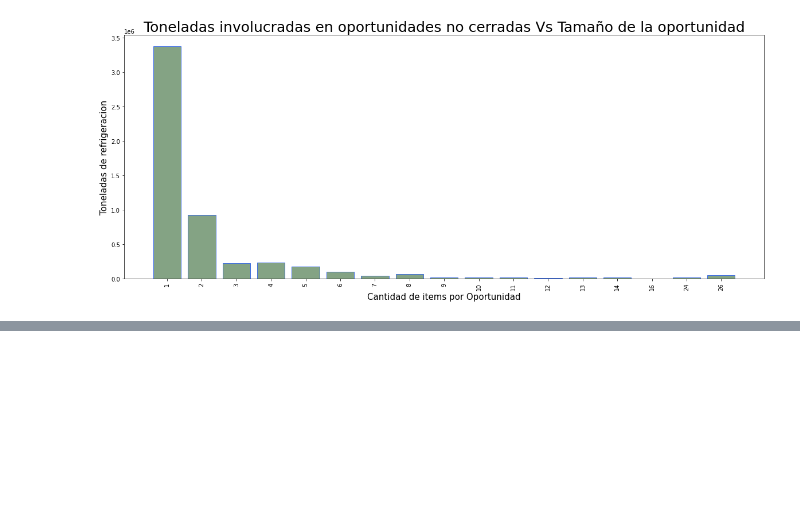
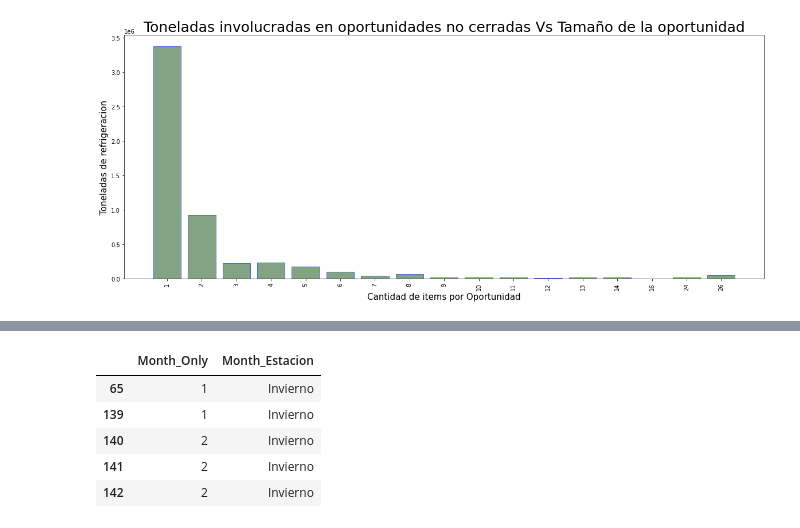
Before and after one commit to ariel55/summerdata_visuchallenge, a Jupyter notebook: 001VisuChallenge_analisis_columnas.ipynb, the cells around one changed output, grey strips where cells are left out. Cells and saved outputs as stored; diff of their text form; code cells hidden in the pictures; blank space fills up the shorter version.

```diff
--- a/001VisuChallenge_analisis_columnas.ipynb
+++ b/001VisuChallenge_analisis_columnas.ipynb
@@ -884,0 +915,11 @@ plt.show()
+# %%
+japan_exitos = data.loc[(data['Stage'] == 'Closed Won') & ( data['Region'] == 'Japan'), ['Month_Only'] ]
+japan_exitos['Month_Estacion'] = japan_exitos['Month_Only'].replace([1, 2, 3, 4, 5, 6, 7, 8, 9, 10, 11, 12],['Invierno','Invierno','Primavera','Primavera','Primavera','Verano','Verano','Verano','Otoño','Otoño','Otoño','Invierno'])
+japan_exitos.head()
+# %% [output]
+|  | Month_Only | Month_Estacion |
+| 65 | 1 | Invierno |
+| 139 | 1 | Invierno |
+| 140 | 2 | Invierno |
+| 141 | 2 | Invierno |
+| 142 | 2 | Invierno |
```
Also changed, not shown: parts of 12 cells of this notebook.
